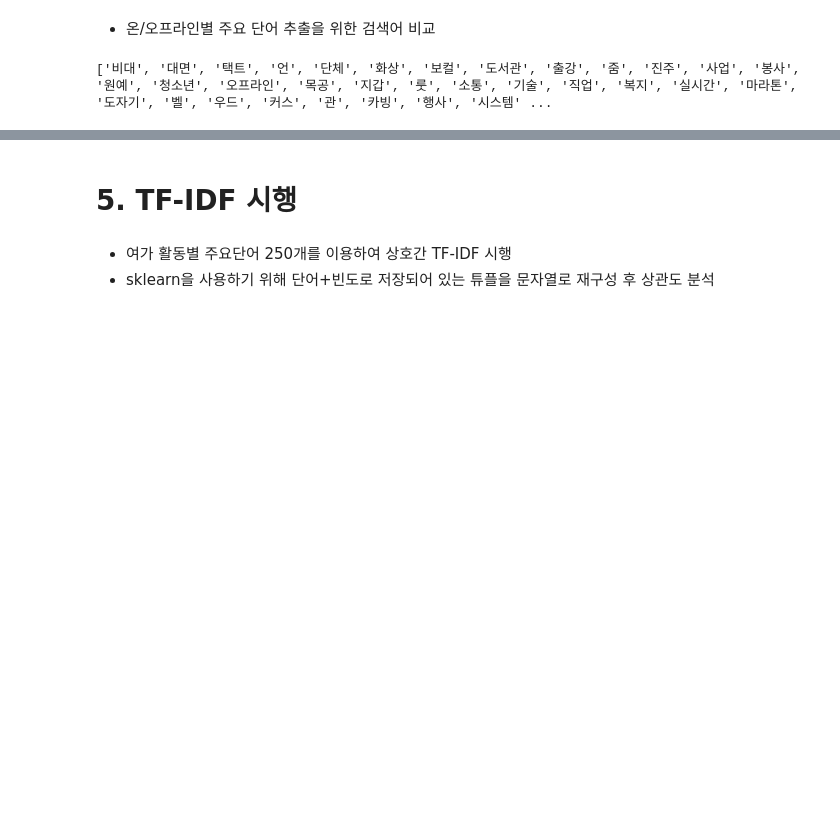
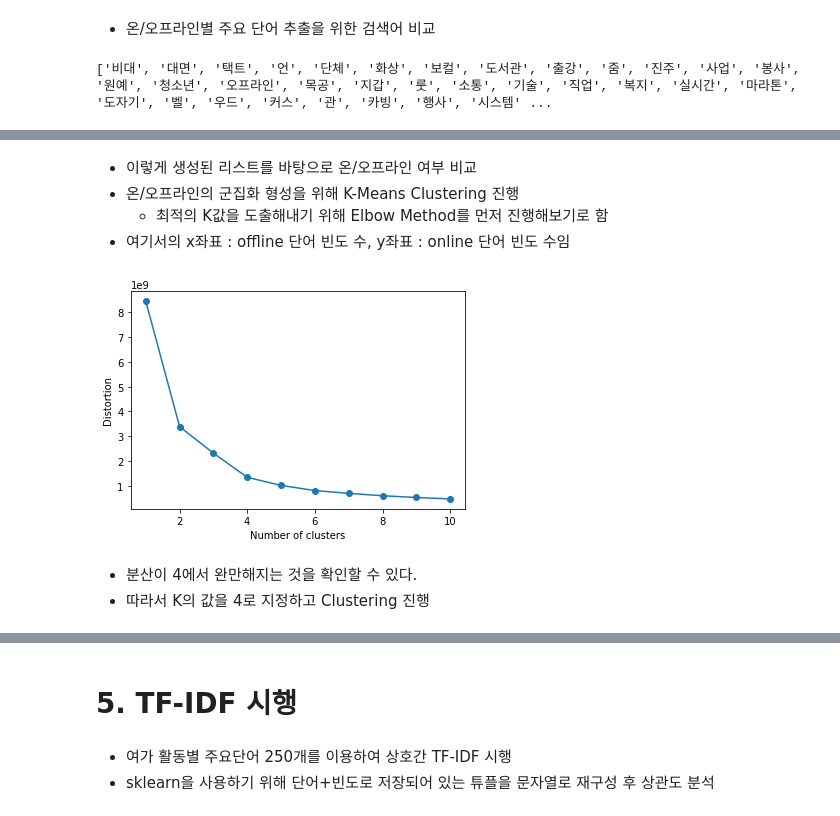
Before and after one commit to songmin9813/Leisure_Analyzer, a Jupyter notebook: Project_Final.ipynb, the cells around one changed output, grey strips where cells are left out. Saved outputs shown, nothing was run; the diff lists cells and outputs as text; code cells hidden in the pictures; blank space fills up the shorter version.

```diff
--- a/Project_Final.ipynb
+++ b/Project_Final.ipynb
@@ -392,0 +430,26 @@ f.close()#onoff data 저장
+# %% [markdown]
+- 이렇게 생성된 리스트를 바탕으로 온/오프라인 여부 비교
+- 온/오프라인의 군집화 형성을 위해 K-Means Clustering 진행
+  - 최적의 K값을 도출해내기 위해 Elbow Method를 먼저 진행해보기로 함
+- 여기서의 x좌표 : offline 단어 빈도 수, y좌표 : online 단어 빈도 수임
+# %%
+distortions = []
+for i in range(1, 11):
+    km = KMeans(
+        n_clusters=i, init='random',
+        n_init=10, max_iter=300,
+        tol=1e-04, random_state=0
+    )
+    km.fit(a)
+    distortions.append(km.inertia_)
+
+# plot
+plt.plot(range(1, 11), distortions, marker='o')
+plt.xlabel('Number of clusters')
+plt.ylabel('Distortion')
+plt.show()
+# %% [output]
+[figure, added]
+# %% [markdown]
+- 분산이 4에서 완만해지는 것을 확인할 수 있다.
+- 따라서 K의 값을 4로 지정하고 Clustering 진행
```
Also changed, not shown: parts of 28 cells of this notebook.
